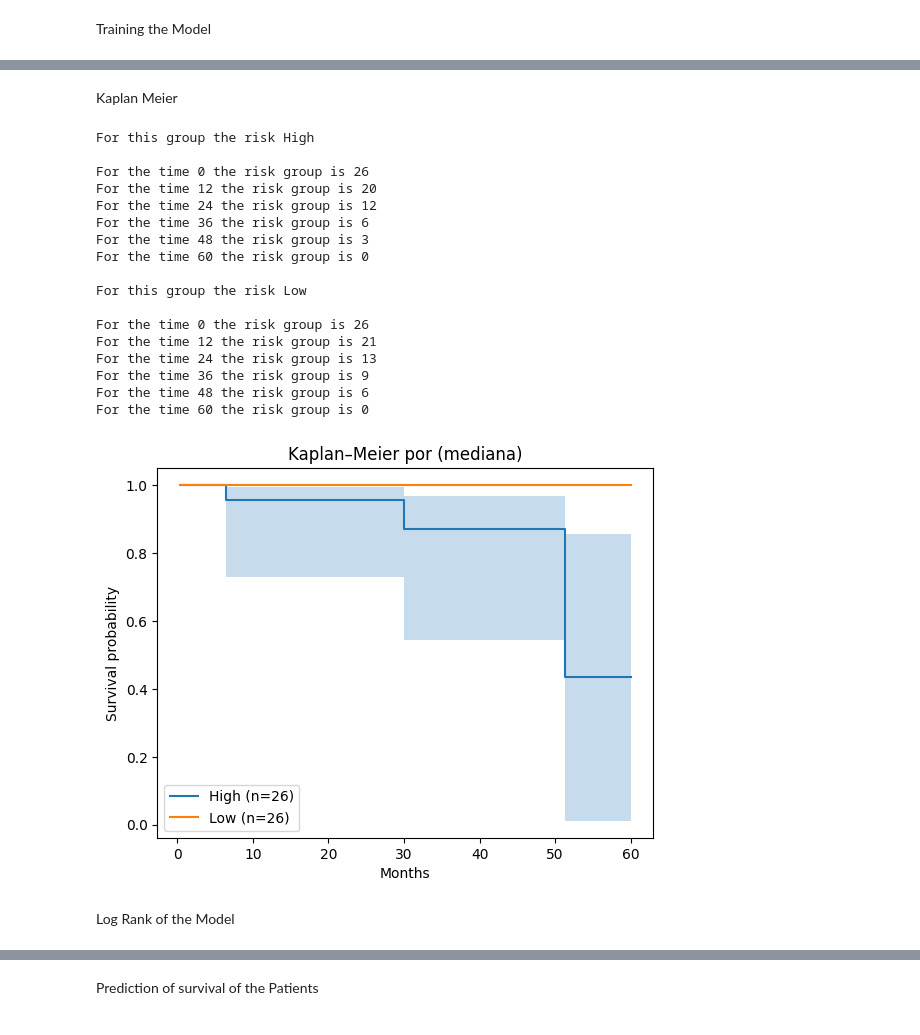
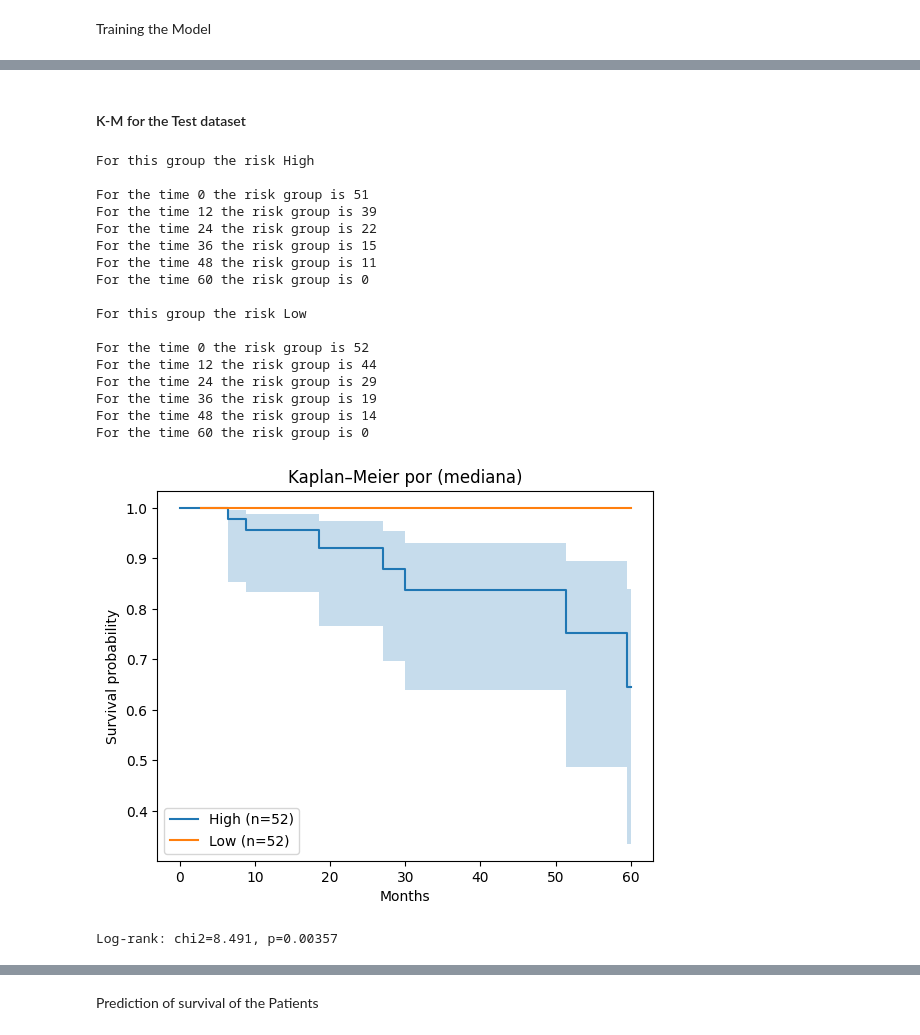
Before and after one commit to Fasmanuel2002/UPSA_Thesis_Research, a Jupyter notebook: research/notebooks/nn_Cox_limma.ipynb, the cells around one changed output, grey strips where cells are left out. Saved outputs shown, nothing was run; the diff lists cells and outputs as text; code cells hidden in the pictures.

```diff
--- a/research/notebooks/nn_Cox_limma.ipynb
+++ b/research/notebooks/nn_Cox_limma.ipynb
@@ -153,14 +155,14 @@ in_features = train_X.shape[1]
 output_bias = False
 param_grid = {
     "num_nodes": [
-        [16], [32], [64], [128],
+        [16], [32], [64], [128], [256],
         [16, 16], [32, 16], [32, 32],
     ],
     "dropout": [0.2, 0.4],
     "batch_norm": [True, False],
-    "lr": [1e-3, 5e-4, 1e-4],
+    "lr": [1e-3, 5e-4, 1e-4, 1e-5],
     "weight_decay": [0, 1e-4, 1e-3],
-    "batch_size": [128, 256],
+    "batch_size": [128, 256, 512],
 }
 grid = list(product(
     param_grid["num_nodes"],
@@ -194,7 +198,7 @@ for num_nodes, dp, bn, lr, wd, batch_size in grid:
         )
         model_gs = CoxPH(net, tt.torchtuples.optim.Adam(lr=lr, weight_decay=wd))
 
-        callbacks = [tt.torchtuples.callbacks.EarlyStopping(patience=20)]
+        callbacks = [tt.torchtuples.callbacks.EarlyStopping(patience=30)]
         model_gs.fit(
             input=train_X,
             target=(train_durations, train_events),
@@ -272,5 +276,5 @@ torch.Size([415])
 model.optimizer.set_lr(lr)
 # %%
 epochs = 500
-callbacks = [tt.torchtuples.callbacks.EarlyStopping(patience=25)]
+callbacks = [tt.torchtuples.callbacks.EarlyStopping(patience=35)]
 verbose = True
@@ -396,61 +365,32 @@ chf.shape
 # %% [markdown]
-Kaplan Meier
+#### K-M for the Test dataset
 # %%
-
-risk_nn_test = model.net(test_X).flatten()
+model.net.eval()
+with torch.no_grad():
+    risk_nn_test = model.net(torch.as_tensor(test_X, dtype=torch.float32)).flatten()
 
 list_risk_test = []
 for i in risk_nn_test:
     list_risk_test.append(i.item())
 # %%
-df = pd.DataFrame()
-
-thr = np.median(list_risk_test)
-df["group"] = np.where(risk_nn_test > thr, "High", "Low")
-df["duration"] = test_durations
-df["event"] = test_events
-
-for g in ["High", "Low"]:
-        sub = df[df["group"] == g]
-        event = sub["event"].to_numpy(dtype=bool)
-        time = sub["duration"].to_numpy(dtype=float)
-
-        time_points_months = np.array([0, 12, 24, 36, 48, 60])
-        at_risk = [(time > tp).sum() for tp in time_points_months]
-        print(f"\nFor this group the risk {g}\n")
-        x = [(time, risk) for time,risk in zip(time_points_months, at_risk)]
-        for i, _ in enumerate(x):
-            print(f"For the time {x[i][0]} the risk group is {x[i][1]}")
-
-        event_60_month = event.copy()
-        event_60_month[time > 120] = False
-        time_60_months = np.minimum(time, 120)
-        time, prob_survival, conf_int = kaplan_meier_estimator(event_60_month, time_60_months, conf_type="log-log")  # type: ignore # event True=evento, False=censura
-        plt.step(time, prob_survival, where="post", label=f"{g} (n={len(sub)})")
-        plt.fill_between(time, conf_int[0], conf_int[1], alpha=0.25, step="post")
-plt.xlabel("Months")
-plt.ylabel("Survival probability")
-plt.title(f"Kaplan–Meier por (mediana)")
-plt.legend()
-plt.show()
+chisq, p_value = k_m_cox(list_risk_test, test_durations, test_events)
 # %% [output]
 For this group the risk High
 
-For the time 0 the risk group is 26
-For the time 12 the risk group is 20
-For the time 24 the risk group is 12
-For the time 36 the risk group is 6
-For the time 48 the risk group is 3
+For the time 0 the risk group is 51
+For the time 12 the risk group is 39
+For the time 24 the risk group is 22
+For the time 36 the risk group is 15
+For the time 48 the risk group is 11
 For the time 60 the risk group is 0
 
 For this group the risk Low
 
-For the time 0 the risk group is 26
-For the time 12 the risk group is 21
-For the time 24 the risk group is 13
-For the time 36 the risk group is 9
-For the time 48 the risk group is 6
+For the time 0 the risk group is 52
+For the time 12 the risk group is 44
+For the time 24 the risk group is 29
+For the time 36 the risk group is 19
+For the time 48 the risk group is 14
 For the time 60 the risk group is 0
-[figure, old version]
+[figure, new version]
+Log-rank: chi2=8.491, p=0.00357
-# %% [markdown]
-Log Rank of the Model
```
Also changed, not shown: parts of 40 cells of this notebook, 3 other files.
